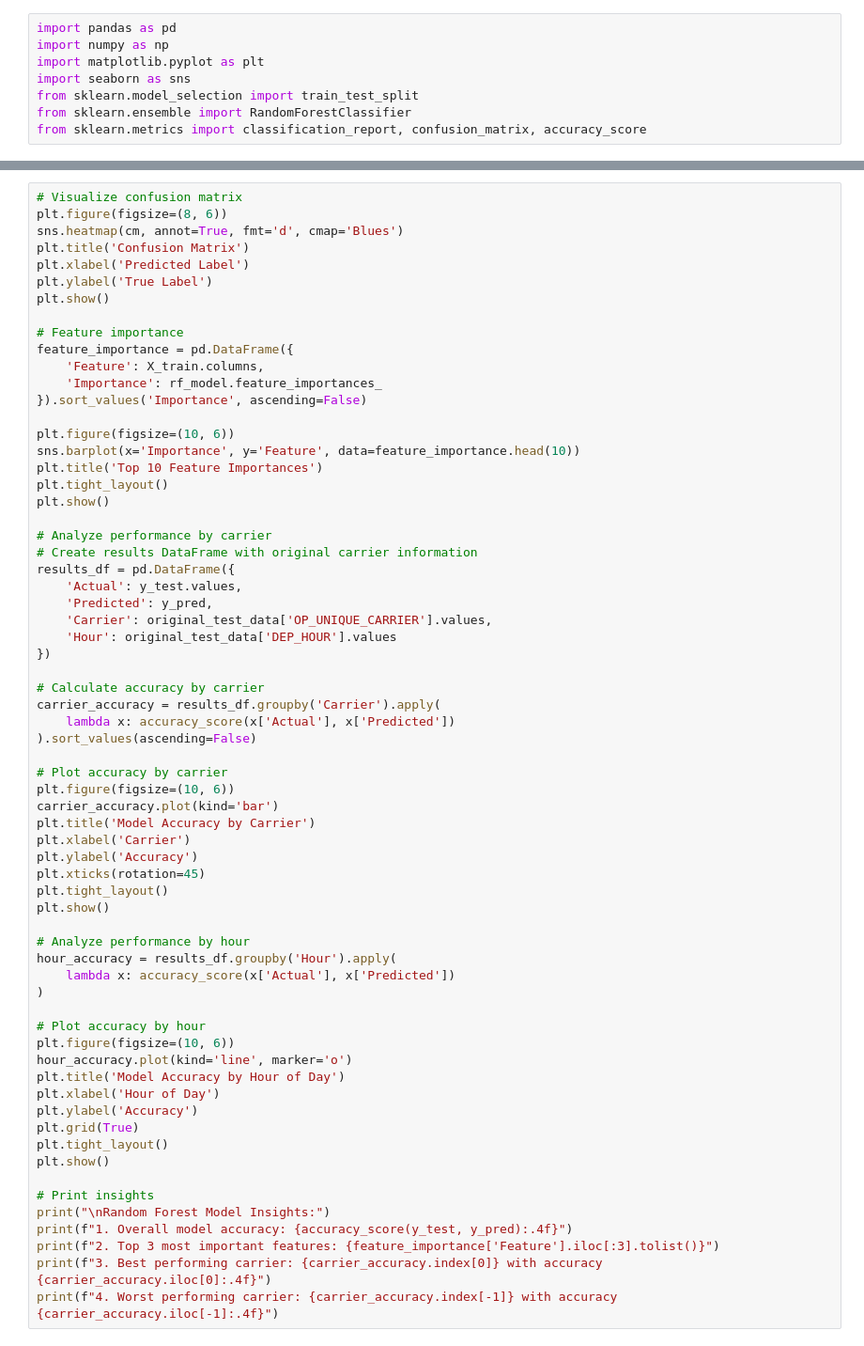
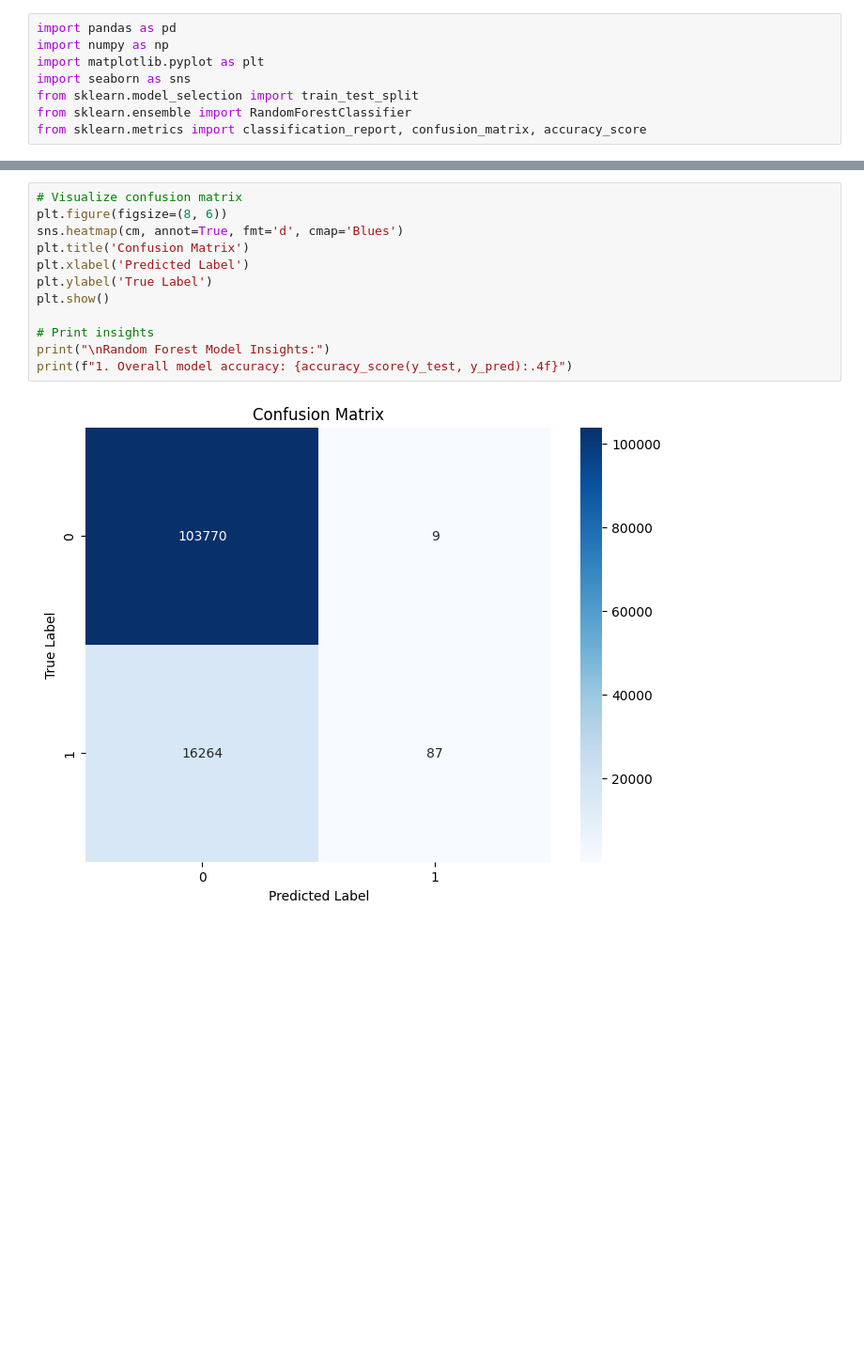
Before and after one commit to ImeshR/ML-Assigment, a Jupyter notebook: notebooks/2_random_forest.ipynb, the cells around one changed output, grey strips where cells are left out. Shown: that part at 94% size. Drawn from its saved outputs; the diff is of its cells as text; blank space fills up the shorter version.

```diff
--- a/notebooks/2_random_forest.ipynb
+++ b/notebooks/2_random_forest.ipynb
@@ -57,66 +94,14 @@ print(classification_report(y_test, y_pred))
 # %%
 # Visualize confusion matrix
 plt.figure(figsize=(8, 6))
 sns.heatmap(cm, annot=True, fmt='d', cmap='Blues')
 plt.title('Confusion Matrix')
 plt.xlabel('Predicted Label')
 plt.ylabel('True Label')
 plt.show()
 
-# Feature importance
-feature_importance = pd.DataFrame({
-    'Feature': X_train.columns,
-    'Importance': rf_model.feature_importances_
-}).sort_values('Importance', ascending=False)
-
-plt.figure(figsize=(10, 6))
-sns.barplot(x='Importance', y='Feature', data=feature_importance.head(10))
-plt.title('Top 10 Feature Importances')
-plt.tight_layout()
-plt.show()
-
-# Analyze performance by carrier
-# Create results DataFrame with original carrier information
-results_df = pd.DataFrame({
-    'Actual': y_test.values,
-    'Predicted': y_pred,
-    'Carrier': original_test_data['OP_UNIQUE_CARRIER'].values,
-    'Hour': original_test_data['DEP_HOUR'].values
-})
-
-# Calculate accuracy by carrier
-carrier_accuracy = results_df.groupby('Carrier').apply(
-    lambda x: accuracy_score(x['Actual'], x['Predicted'])
-).sort_values(ascending=False)
-
-# Plot accuracy by carrier
-plt.figure(figsize=(10, 6))
-carrier_accuracy.plot(kind='bar')
-plt.title('Model Accuracy by Carrier')
-plt.xlabel('Carrier')
-plt.ylabel('Accuracy')
-plt.xticks(rotation=45)
-plt.tight_layout()
-plt.show()
-
-# Analyze performance by hour
-hour_accuracy = results_df.groupby('Hour').apply(
-    lambda x: accuracy_score(x['Actual'], x['Predicted'])
-)
-
-# Plot accuracy by hour
-plt.figure(figsize=(10, 6))
-hour_accuracy.plot(kind='line', marker='o')
-plt.title('Model Accuracy by Hour of Day')
-plt.xlabel('Hour of Day')
-plt.ylabel('Accuracy')
-plt.grid(True)
-plt.tight_layout()
-plt.show()
-
 # Print insights
 print("\nRandom Forest Model Insights:")
 print(f"1. Overall model accuracy: {accuracy_score(y_test, y_pred):.4f}")
-print(f"2. Top 3 most important features: {feature_importance['Feature'].iloc[:3].tolist()}")
-print(f"3. Best performing carrier: {carrier_accuracy.index[0]} with accuracy {carrier_accuracy.iloc[0]:.4f}")
-print(f"4. Worst performing carrier: {carrier_accuracy.index[-1]} with accuracy {carrier_accuracy.iloc[-1]:.4f}")
+# %% [output]
+[figure, added]
```
Also changed, not shown: parts of 3 cells of this notebook, 2 other files.
